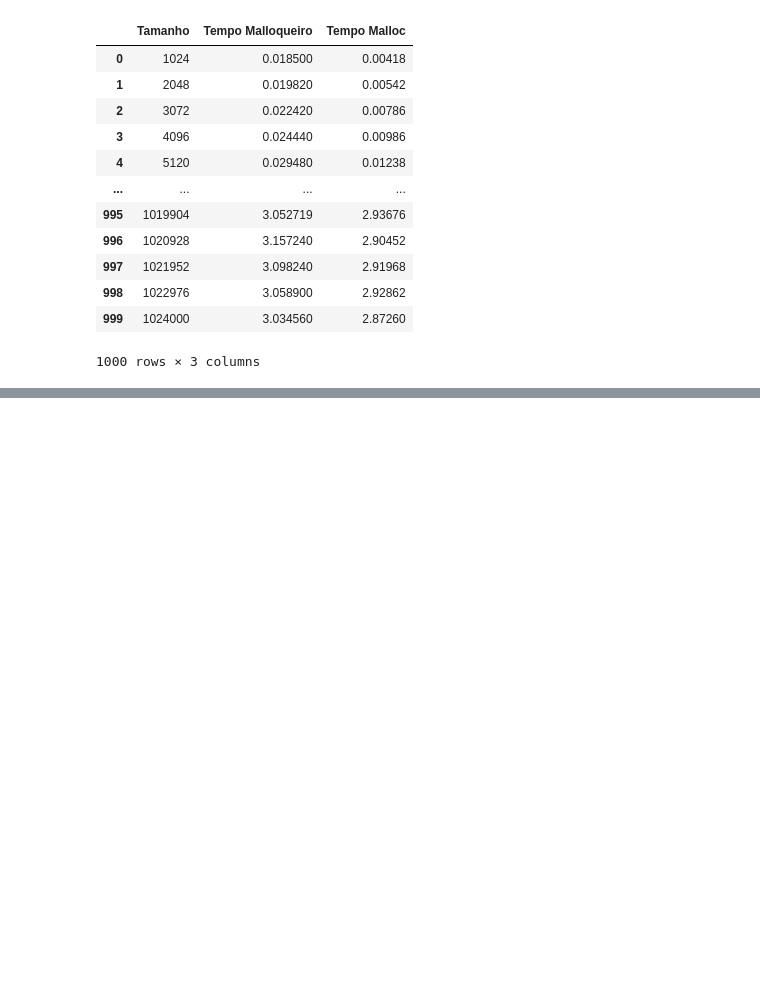
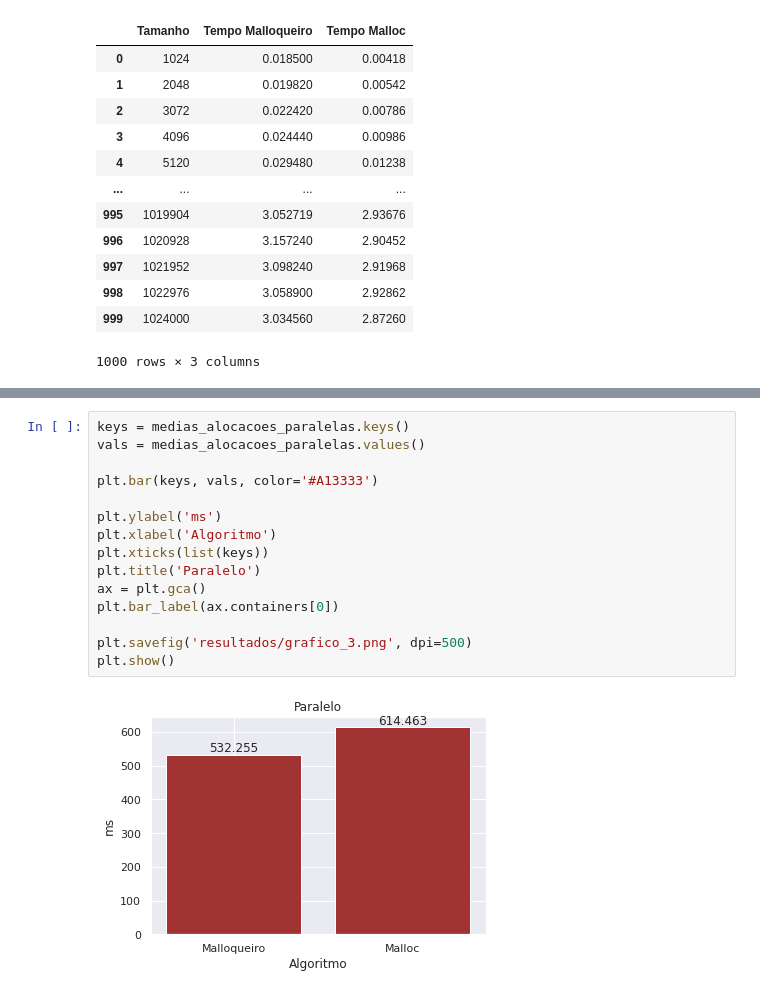
Before and after one commit to Softawii/Malloqueiro, a Jupyter notebook: dados.ipynb, the cells around one changed output, grey strips where cells are left out. Drawn from its saved outputs; the diff is of its cells as text; blank space fills up the shorter version.

```diff
--- a/dados.ipynb
+++ b/dados.ipynb
@@ -58,0 +112,17 @@ plt.show()
+# %%
+keys = medias_alocacoes_paralelas.keys()
+vals = medias_alocacoes_paralelas.values()
+
+plt.bar(keys, vals, color='#A13333')
+
+plt.ylabel('ms')
+plt.xlabel('Algoritmo')
+plt.xticks(list(keys))
+plt.title('Paralelo')
+ax = plt.gca()
+plt.bar_label(ax.containers[0])
+
+plt.savefig('resultados/grafico_3.png', dpi=500)
+plt.show()
+# %% [output]
+[figure, added]
```
Also changed, not shown: parts of 6 cells of this notebook, 58 other files.
